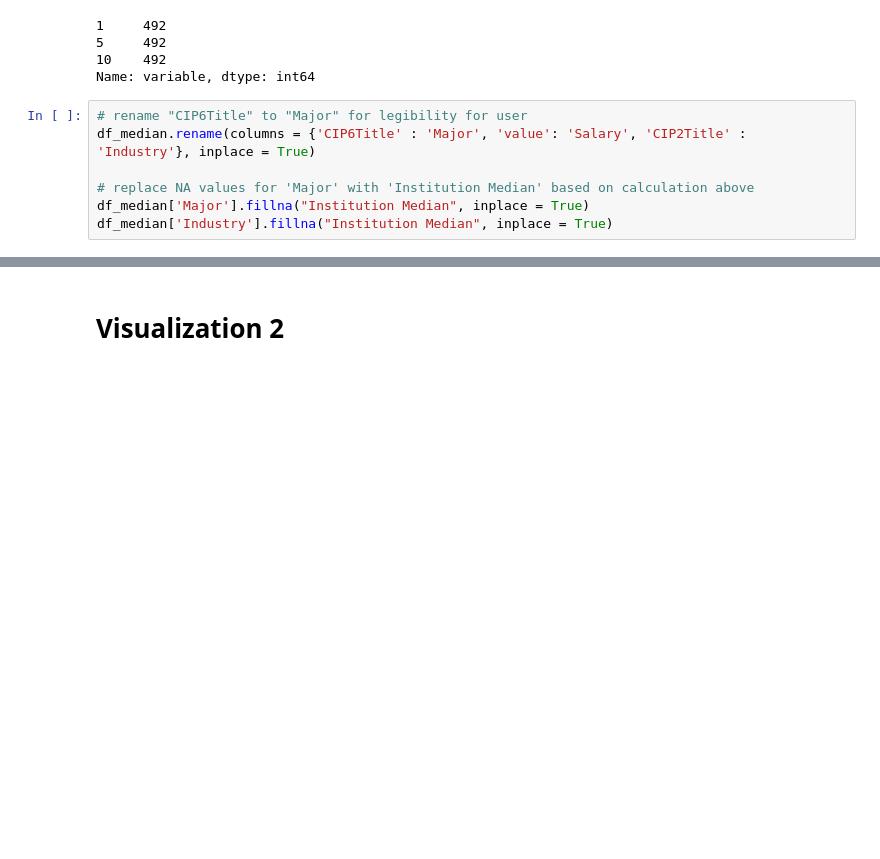
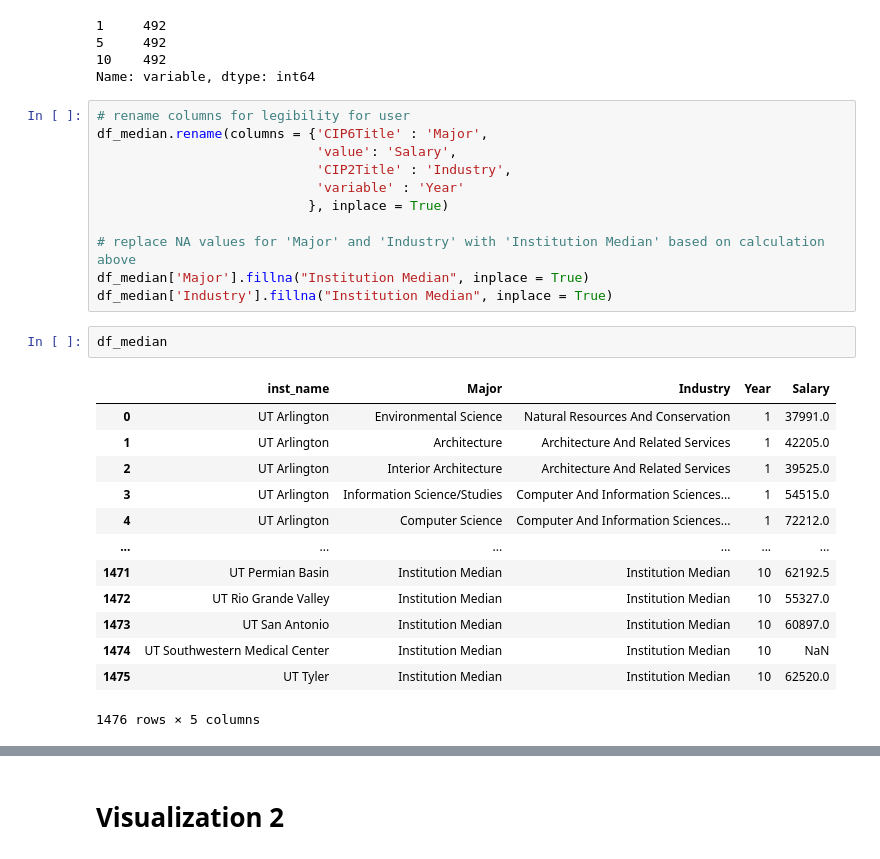
Before and after one commit to tsecrystal/cs-vis-project, a Jupyter notebook: Final_Implementation.ipynb, the cells around one changed output, grey strips where cells are left out. Cells and saved outputs as stored; diff of their text form; blank space fills up the shorter version.

```diff
--- a/Final_Implementation.ipynb
+++ b/Final_Implementation.ipynb
@@ -136,9 +122,29 @@ df_median['variable'].value_counts()
 10    492
 Name: variable, dtype: int64
 # %%
-# rename "CIP6Title" to "Major" for legibility for user
-df_median.rename(columns = {'CIP6Title' : 'Major', 'value': 'Salary', 'CIP2Title' : 'Industry'}, inplace = True)
+# rename columns for legibility for user
+df_median.rename(columns = {'CIP6Title' : 'Major',
+                            'value': 'Salary',
+                            'CIP2Title' : 'Industry',
+                            'variable' : 'Year'
+                           }, inplace = True)
 
-# replace NA values for 'Major' with 'Institution Median' based on calculation above
+# replace NA values for 'Major' and 'Industry' with 'Institution Median' based on calculation above
 df_median['Major'].fillna("Institution Median", inplace = True)
 df_median['Industry'].fillna("Institution Median", inplace = True)
+# %%
+df_median
+# %% [output]
+|  | inst_name | Major | Industry | Year | Salary |
+| 0 | UT Arlington | Environmental Science | Natural Resources And Conservation | 1 | 37991.0 |
+| 1 | UT Arlington | Architecture | Architecture And Related Services | 1 | 42205.0 |
+| 2 | UT Arlington | Interior Architecture | Architecture And Related Services | 1 | 39525.0 |
+| 3 | UT Arlington | Information Science/Studies | Computer And Information Sciences... | 1 | 54515.0 |
+| 4 | UT Arlington | Computer Science | Computer And Information Sciences... | 1 | 72212.0 |
+| ... | ... | ... | ... | ... | ... |
+| 1471 | UT Permian Basin | Institution Median | Institution Median | 10 | 62192.5 |
+| 1472 | UT Rio Grande Valley | Institution Median | Institution Median | 10 | 55327.0 |
+| 1473 | UT San Antonio | Institution Median | Institution Median | 10 | 60897.0 |
+| 1474 | UT Southwestern Medical Center | Institution Median | Institution Median | 10 | NaN |
+| 1475 | UT Tyler | Institution Median | Institution Median | 10 | 62520.0 |
+1476 rows × 5 columns
```
Also changed, not shown: parts of 16 cells of this notebook.
